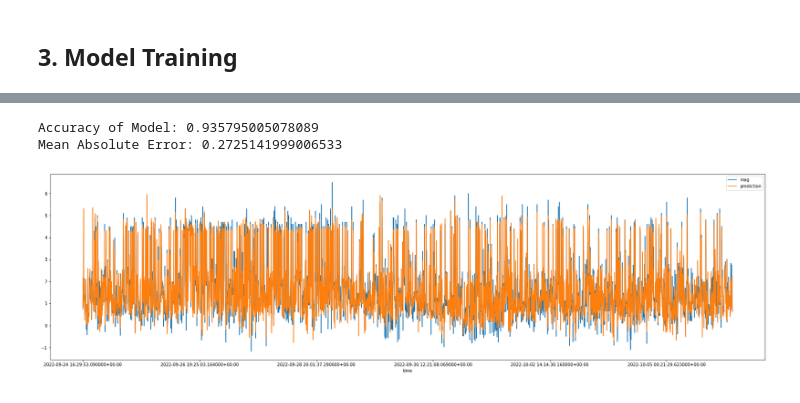
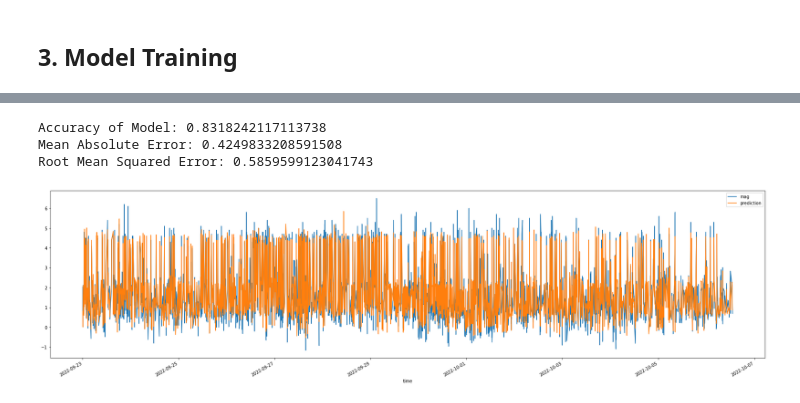
Before and after one commit to Andre-Gilbert/Earthquake-Prediction, a Jupyter notebook: ml/earthquake_prediction.ipynb, the cells around one changed output, grey strips where cells are left out. Cells and saved outputs as stored; diff of their text form; code cells hidden in the pictures.

Commit message:
feature engineering and data prep

```diff
--- a/ml/earthquake_prediction.ipynb
+++ b/ml/earthquake_prediction.ipynb
@@ -194,14 +234,14 @@ memory usage: 5.9+ MB
 # %%
-features = ['latitude', 'longitude', 'nst', 'gap']
-cat_features = ['place', 'net', 'status']
+# 'latitude', 'longitude', 'nst', 'gap', 'quarter', 'lag1','lag2','lag3',
+features = ['dayofyear', 'hour', 'dayofweek', 'month', 'year', 'latitude', 'longitude']
+# 'place', 'net', 'status'
+cat_features = ['place']
 target = 'mag'
-# %%
-test = math.floor(len(df) * 0.25)
-
-df.dropna(axis=0, inplace=True)
-
-df_train = df.iloc[test:]
-df_train = df_train[features + cat_features + [target]]
-
-df_test = df.iloc[:test]
-df_test = df_test[['time'] + features + cat_features + [target]]
+# %%
+date = '2022-09-23 00:00:00.000000+00:00'
+
+df_train = df.loc[df.index < date]
+df_train = df_train[features + cat_features + [target]]
+
+df_test = df.loc[df.index >= date]
+df_test = df_test[features + cat_features + [target]]
@@ -214,13 +307,13 @@ x_train, x_test, y_train, y_test = model_selection.train_test_split(
 )
 # %%
 grid = {
-    'depth': [3, 5, 6],
+    'depth': [3, 5, 6, 7],
     'learning_rate': [0.05, 0.1, 0.01],
     'iterations': [1000],
 }
 
 model = cb.CatBoostRegressor(
-    early_stopping_rounds=10,
+    early_stopping_rounds=50,
     cat_features=cat_features,
 )
 
@@ -263,14 +364,16 @@ Mean Absolute Error: 0.22254773046028017
 # %%
 predictions = model.predict(df_test[features + cat_features])
 print(f'Accuracy of Model: {model.score(df_test[features + cat_features], df_test[target])}')
 print(f'Mean Absolute Error: {mean_absolute_error(df_test[target], predictions)}')
+print(f'Root Mean Squared Error: {np.sqrt(mean_squared_error(df_test[target], predictions))}')
 
-df_plot = pd.DataFrame({'time': df_test['time'], 'mag': df_test[target], 'prediction': predictions})
+df_plot = pd.DataFrame({'mag': df_test[target], 'prediction': predictions}, index=df_test.index)
 df_plot = df_plot[::-1]
-df_plot.plot(x='time', figsize=(30, 8))
+df_plot.plot(figsize=(30, 8))
 plt.show()
 # %% [output]
-Accuracy of Model: 0.935795005078089
-Mean Absolute Error: 0.2725141999006533
+Accuracy of Model: 0.8318242117113738
+Mean Absolute Error: 0.4249833208591508
+Root Mean Squared Error: 0.5859599123041743
-[figure, old version]
+[figure, new version]
 # %%
```
Also changed, not shown: parts of 25 cells of this notebook, 7 other files.
